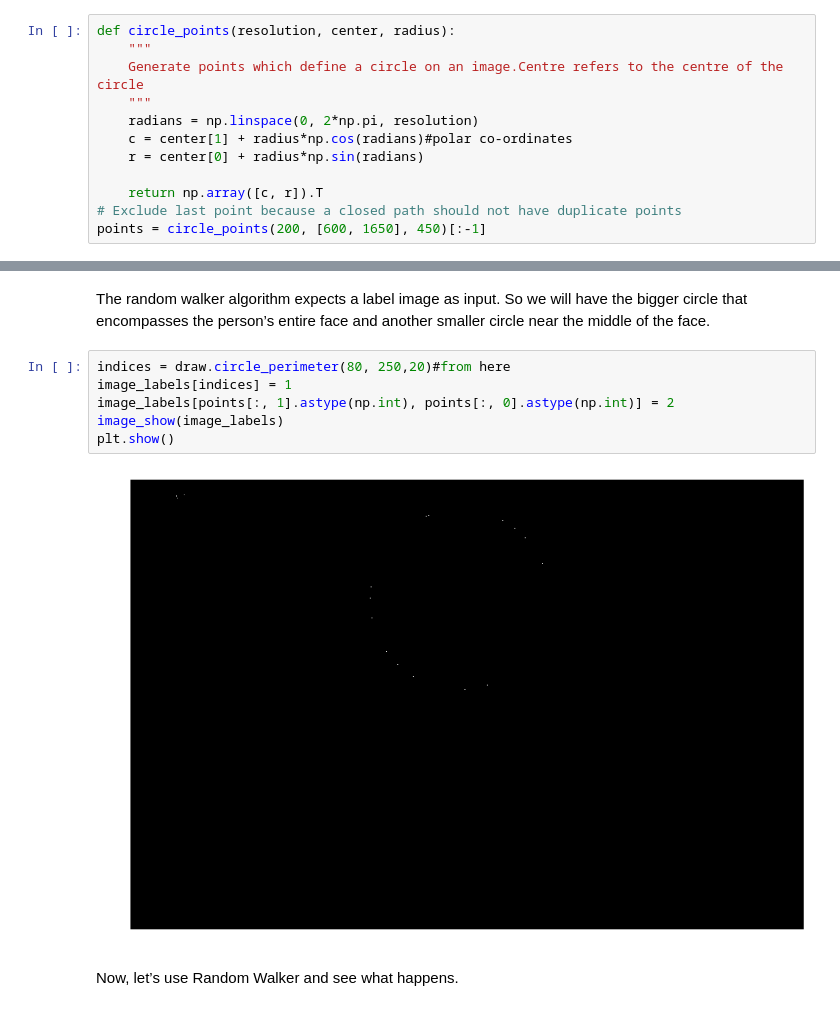
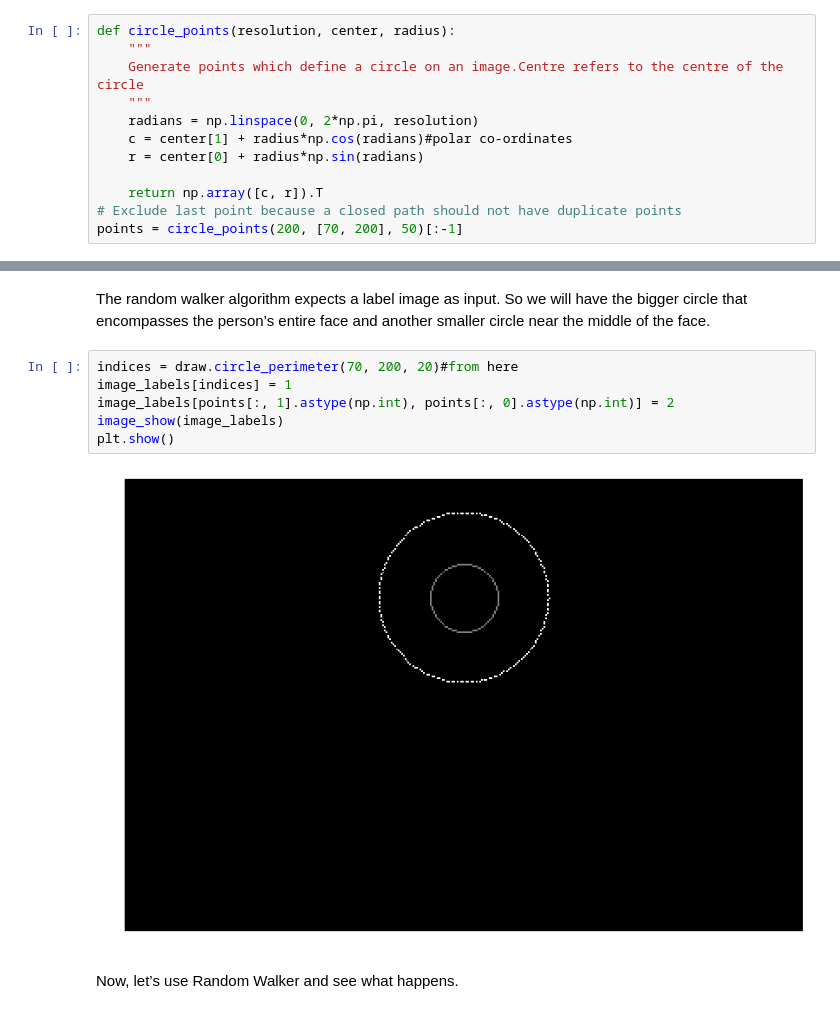
Before and after one commit to euloo/digital-image-processing, a Jupyter notebook: 7-image-segmentation.ipynb, the cells around one changed output, grey strips where cells are left out. Drawn from its saved outputs; the diff is of its cells as text.

```diff
--- a/7-image-segmentation.ipynb
+++ b/7-image-segmentation.ipynb
@@ -234,7 +234,7 @@ def circle_points(resolution, center, radius):
 
     return np.array([c, r]).T
 # Exclude last point because a closed path should not have duplicate points
-points = circle_points(200, [600, 1650], 450)[:-1]
+points = circle_points(200, [70, 200], 50)[:-1]
 # %% [markdown]
 The above calculations calculate x and y co-ordinates of the points on the periphery of the circle. Since we have given the resolution to be 200, it will calculate 200 such points.
 # %%
@@ -267,13 +276,13 @@ image_labels = np.zeros(image_gray.shape, dtype=np.uint8)
 # %% [markdown]
 The random walker algorithm expects a label image as input. So we will have the bigger circle that encompasses the person’s entire face and another smaller circle near the middle of the face.
 # %%
-indices = draw.circle_perimeter(80, 250,20)#from here
+indices = draw.circle_perimeter(70, 200, 20)#from here
 image_labels[indices] = 1
 image_labels[points[:, 1].astype(np.int), points[:, 0].astype(np.int)] = 2
 image_show(image_labels)
 plt.show()
 # %% [output]
-[figure, old version]
+[figure, new version]
 # %% [markdown]
 Now, let’s use Random Walker and see what happens.
 # %%
```
Also changed, not shown: parts of 24 cells of this notebook, 3 other files.
